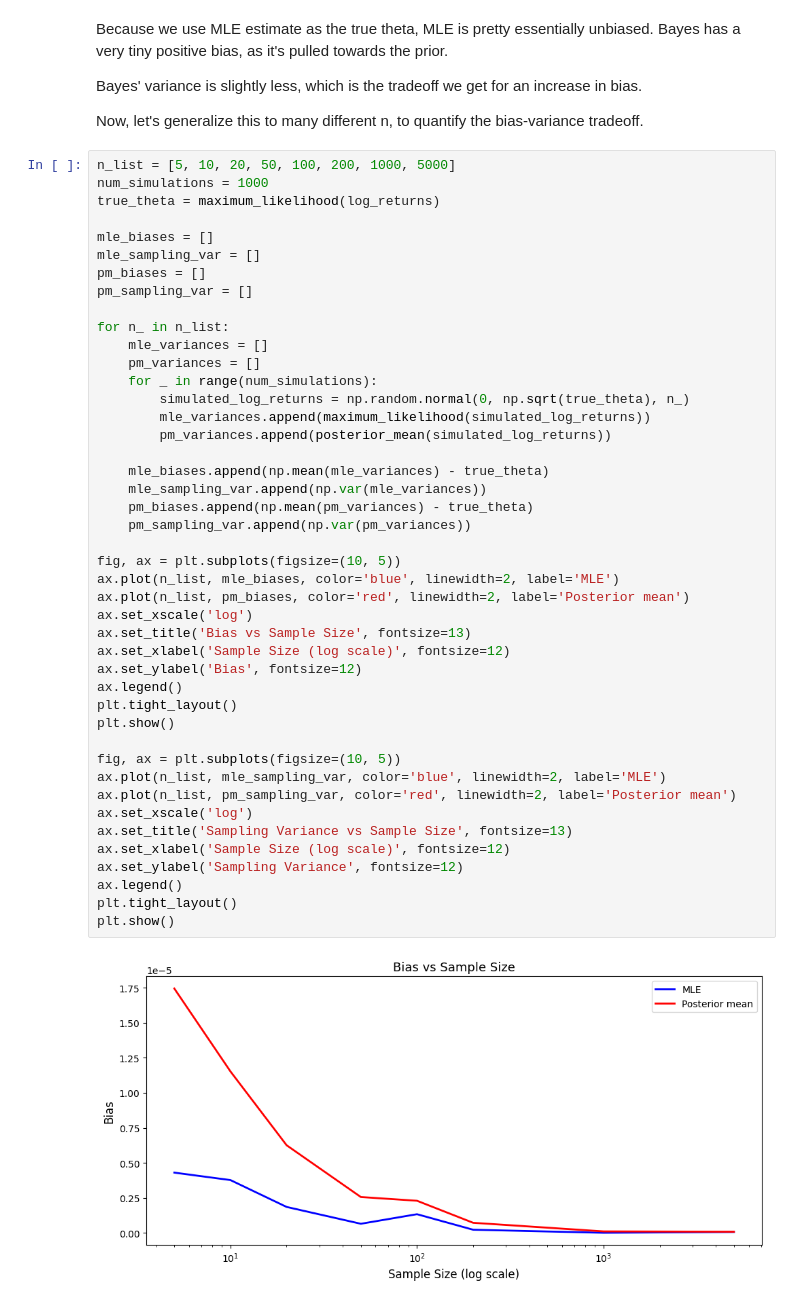
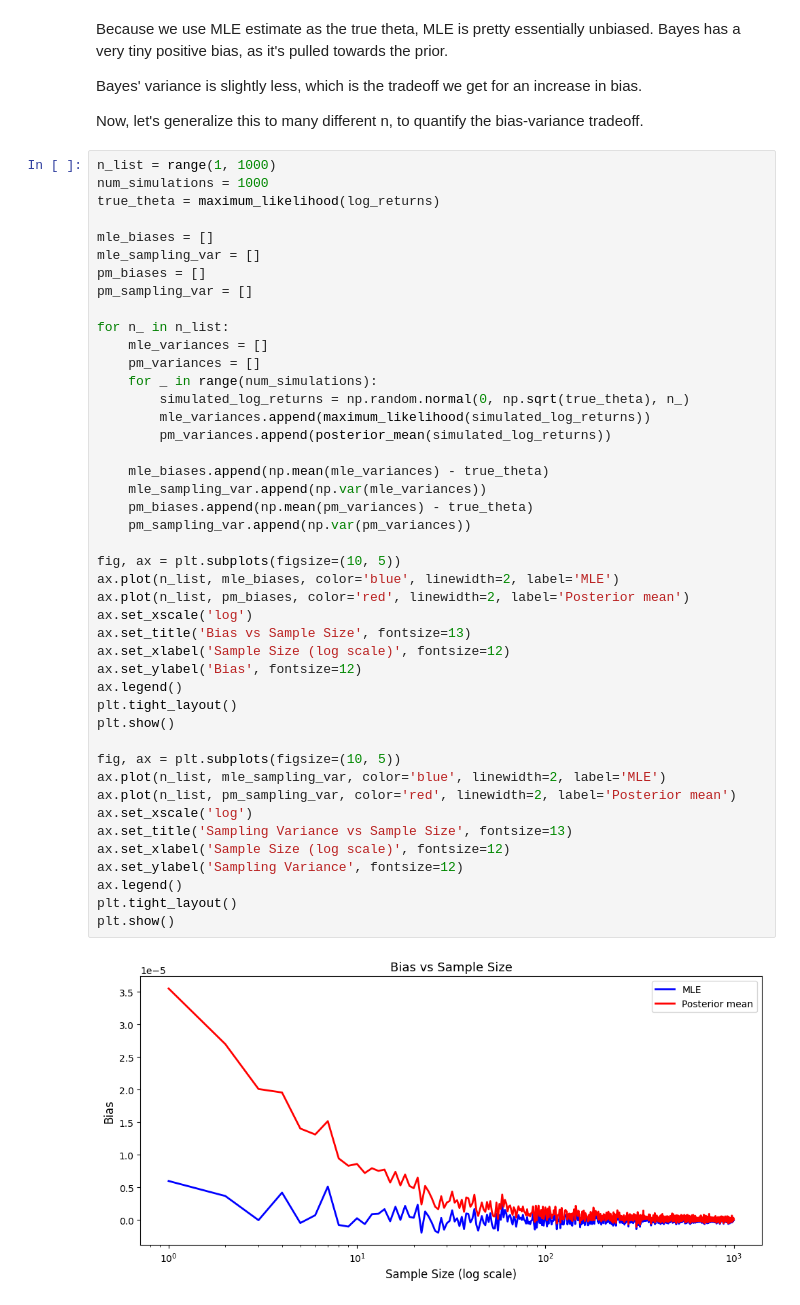
Before and after one commit to su-andrew/stats200q, a Jupyter notebook: Stats200_Book.ipynb, the cells around one changed output. Drawn from its saved outputs; the diff is of its cells as text.

```diff
--- a/Stats200_Book.ipynb
+++ b/Stats200_Book.ipynb
@@ -289,7 +292,7 @@ Bayes' variance is slightly less, which is the tradeoff we get for an increase i
 
 Now, let's generalize this to many different n, to quantify the bias-variance tradeoff.
 # %%
-n_list = [5, 10, 20, 50, 100, 200, 1000, 5000]
+n_list = range(1, 1000)
 num_simulations = 1000
 true_theta = maximum_likelihood(log_returns)
 
@@ -306,31 +309,31 @@ for n_ in n_list:
         mle_variances.append(maximum_likelihood(simulated_log_returns))
         pm_variances.append(posterior_mean(simulated_log_returns))
 
     mle_biases.append(np.mean(mle_variances) - true_theta)
     mle_sampling_var.append(np.var(mle_variances))
     pm_biases.append(np.mean(pm_variances) - true_theta)
     pm_sampling_var.append(np.var(pm_variances))
 
 fig, ax = plt.subplots(figsize=(10, 5))
 ax.plot(n_list, mle_biases, color='blue', linewidth=2, label='MLE')
 ax.plot(n_list, pm_biases, color='red', linewidth=2, label='Posterior mean')
 ax.set_xscale('log')
 ax.set_title('Bias vs Sample Size', fontsize=13)
 ax.set_xlabel('Sample Size (log scale)', fontsize=12)
 ax.set_ylabel('Bias', fontsize=12)
 ax.legend()
 plt.tight_layout()
 plt.show()
 
 fig, ax = plt.subplots(figsize=(10, 5))
 ax.plot(n_list, mle_sampling_var, color='blue', linewidth=2, label='MLE')
 ax.plot(n_list, pm_sampling_var, color='red', linewidth=2, label='Posterior mean')
 ax.set_xscale('log')
 ax.set_title('Sampling Variance vs Sample Size', fontsize=13)
 ax.set_xlabel('Sample Size (log scale)', fontsize=12)
 ax.set_ylabel('Sampling Variance', fontsize=12)
 ax.legend()
 plt.tight_layout()
 plt.show()
 # %% [output]
-[figure, old version]
+[figure, new version]
```
Also changed, not shown: parts of 3 cells of this notebook, 1 other file.
